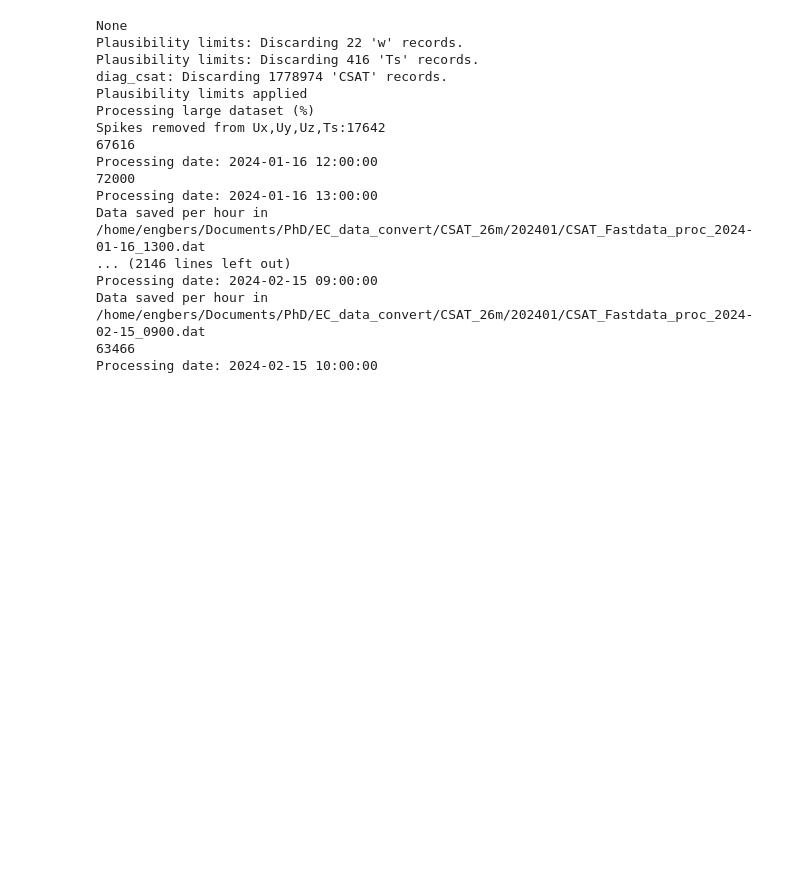
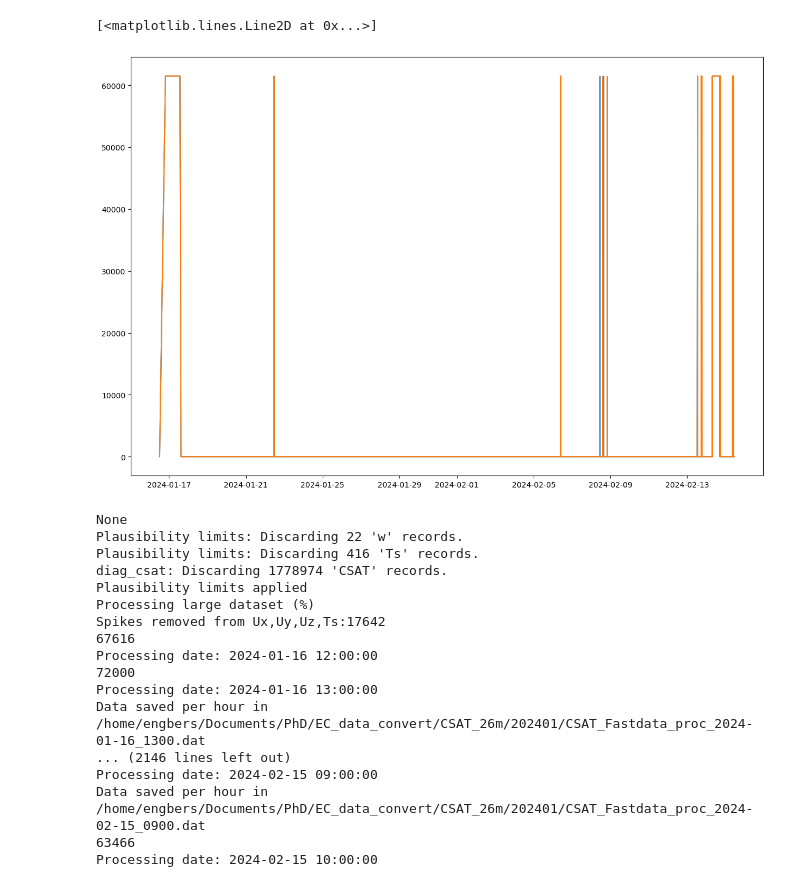
Before and after one commit to Rainette9/DataProcessingScripts, a Jupyter notebook: Data_preprocess.ipynb, the cells around one changed output. Saved outputs shown, nothing was run; the diff lists cells and outputs as text; code cells hidden in the pictures; blank space fills up the shorter version.

```diff
--- a/Data_preprocess.ipynb
+++ b/Data_preprocess.ipynb
@@ -62,3 +75,10 @@ fastdata=fastdata.rename(columns={
+# %%
+plt.figure(figsize=(15, 10))
+plt.plot(fastdata.index, fastdata['diag_csat1'], label='diag_csat1')
+plt.plot(fastdata.index, fastdata['diag_csat2'], label='diag_csat2')
+# %% [output]
+[<matplotlib.lines.Line2D at 0x...>]
+[figure, added]
 # %%
 def save_despiked_data(fastdata, despiked_fastdata, output_folder, sensor):
     """
```
Also changed, not shown: parts of 3 cells of this notebook, 28 other files.
